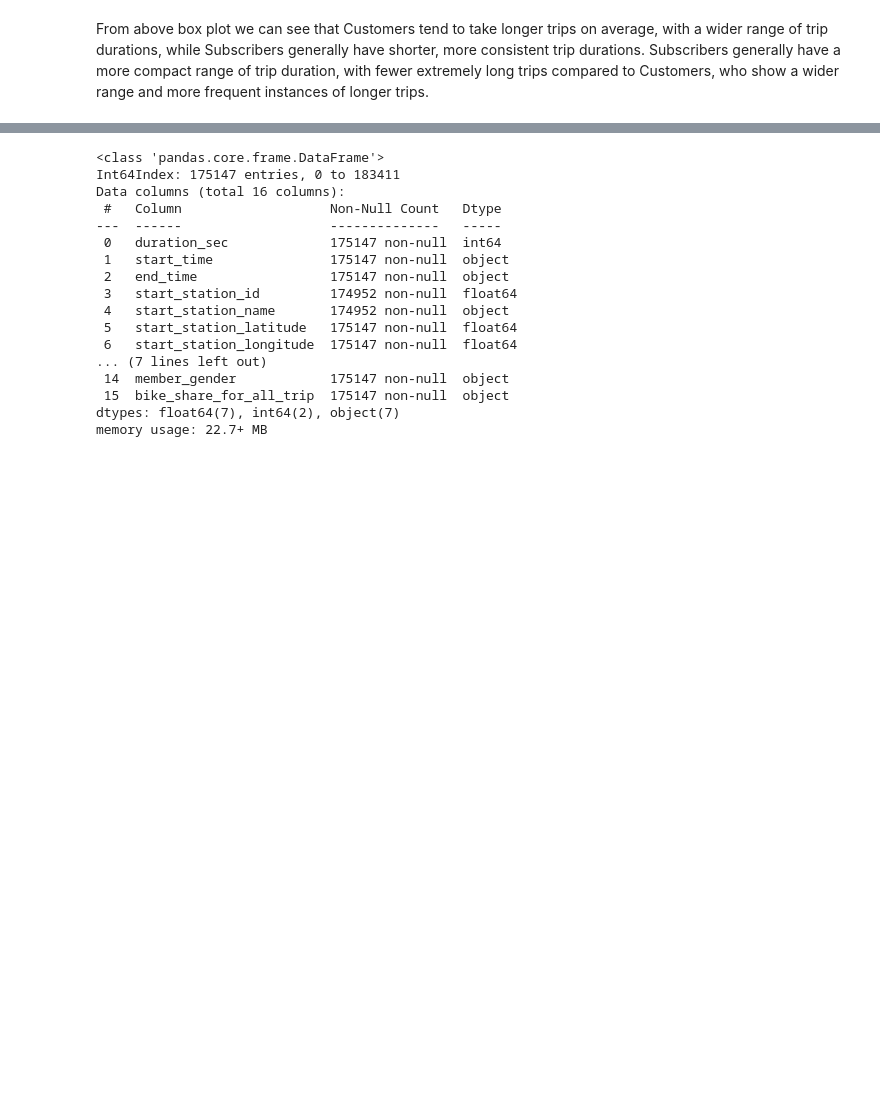
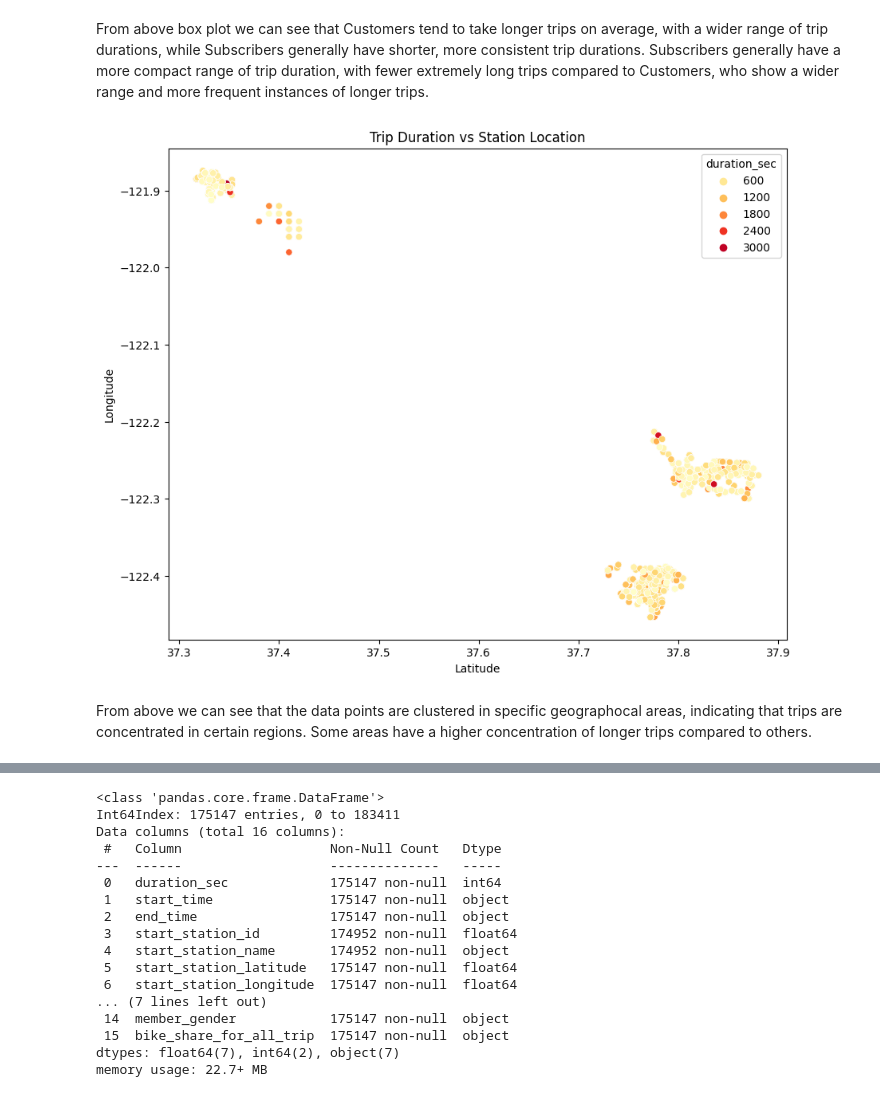
Before and after one commit to naamabenita/clustered-bar, a Jupyter notebook: Part_I_exploration_template.ipynb, the cells around one changed output, grey strips where cells are left out. Cells and saved outputs as stored; diff of their text form; code cells hidden in the pictures; blank space fills up the shorter version.

```diff
--- a/Part_I_exploration_template.ipynb
+++ b/Part_I_exploration_template.ipynb
@@ -235,3 +235,17 @@ plt.show()
 From above box plot we can see that Customers tend to take longer trips on average, with a wider range of trip durations,
 while Subscribers generally have shorter, more consistent trip durations.
 Subscribers generally have a more compact range of trip duration, with fewer extremely long trips compared to Customers, who show a wider range and more frequent instances of longer trips.
+# %%
+#Now I want to check Trip duration vs Latitude and Lonitude using a scatter plot to visualize the reletionship between geographic location and trip
+#duration, identifying if certain areas have longer trips
+
+plt.figure(figsize=(10, 8))
+sns.scatterplot(x='start_station_latitude', y='start_station_longitude', hue='duration_sec', data=filtered_data, palette='YlOrRd' ) #call the filter_outliers() function and reuse the filtered data
+plt.title('Trip Duration vs Station Location')
+plt.xlabel('Latitude')
+plt.ylabel('Longitude')
+plt.show()
+# %% [output]
+[figure, added]
+# %% [markdown]
+From above we can see that the data points are clustered in specific geographocal areas, indicating that trips are concentrated in certain regions. Some areas have a higher concentration of longer trips compared to others.
```
Also changed, not shown: parts of 11 cells of this notebook.
